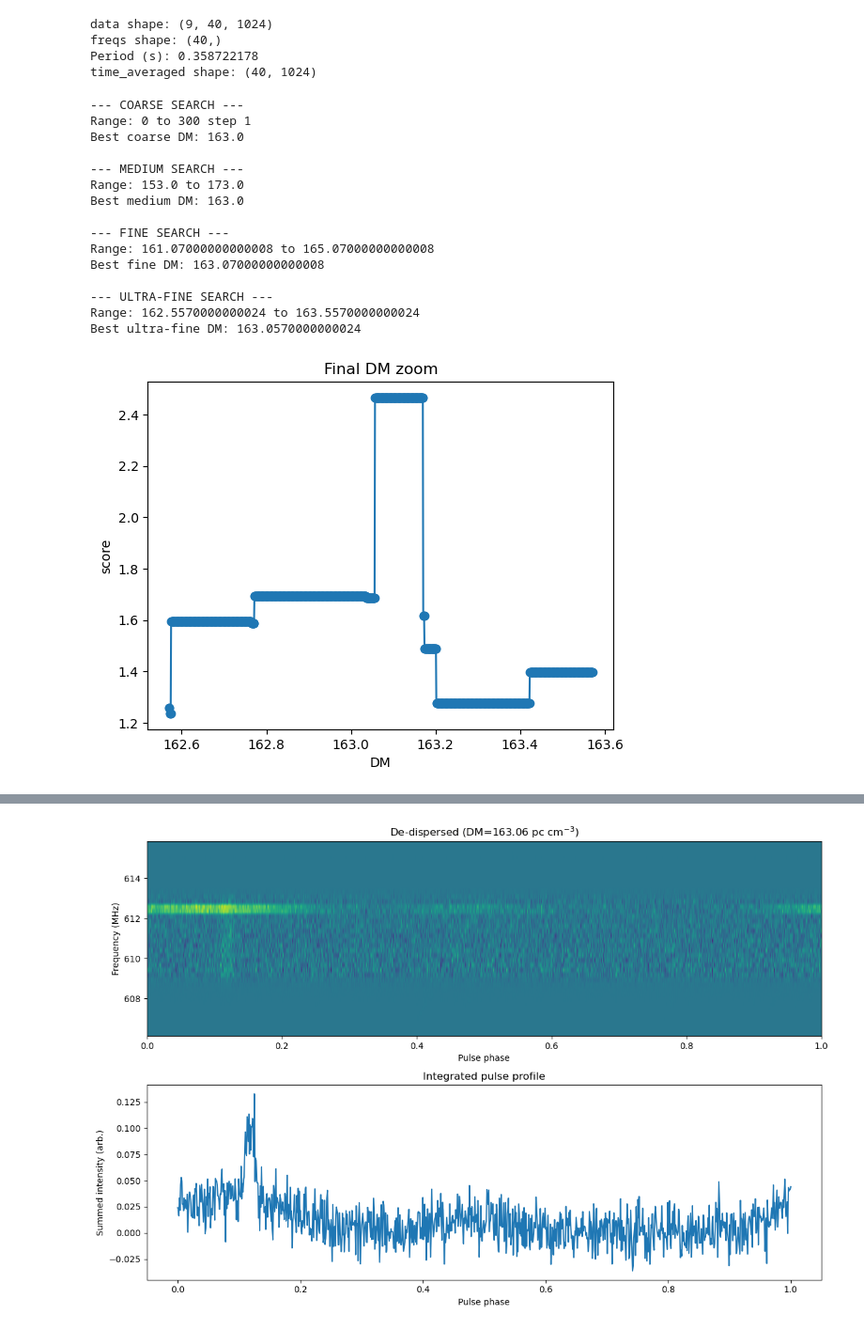
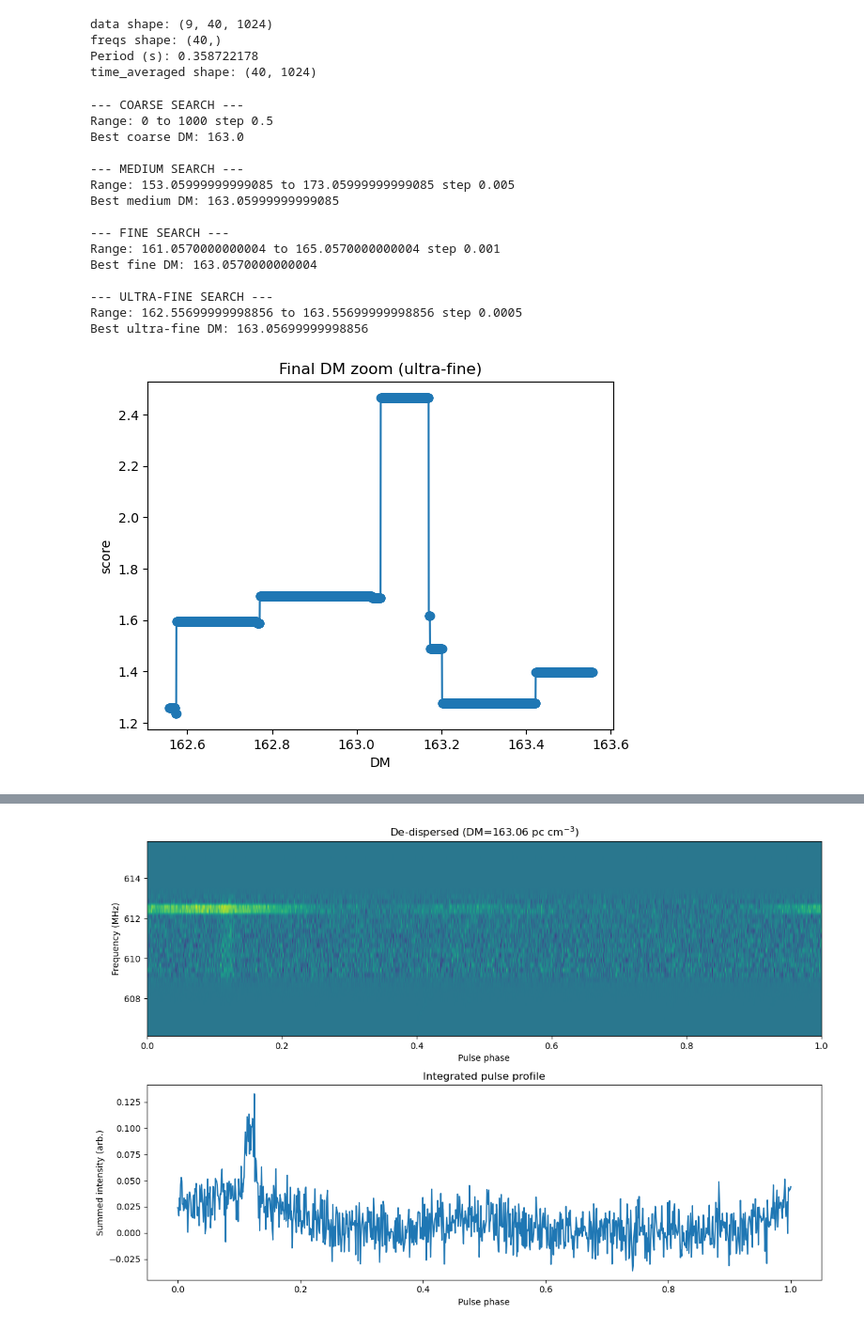
Before and after one commit to AliWA2022/Pulsars-Analysis-, a Jupyter notebook: Dedispersion and data visualisation.ipynb, the cells around one changed output, grey strips where cells are left out. Shown at 94% size. Saved outputs shown, nothing was run; the diff lists cells and outputs as text; code cells hidden in the pictures.

```diff
--- a/Dedispersion and data visualisation.ipynb
+++ b/Dedispersion and data visualisation.ipynb
@@ -228,3 +209,22 @@ SKIP_RANGES = []
+# %%
+# ============================================================
+# USER SETTINGS
+# ============================================================
+
+DM_MIN = 0
+DM_MAX = 1000
+
+COARSE_STEP = 0.5
+MEDIUM_STEP = 0.005
+FINE_STEP = 0.001
+ULTRA_STEP = 0.0005
+
+MEDIUM_HALF_WIDTH = 10
+FINE_HALF_WIDTH = 2
+ULTRA_HALF_WIDTH = 0.5
+
+
+SKIP_RANGES = []
 # %%
 def dm_score(ded, prof):
     """
@@ -312,70 +312,82 @@ def scan_dm_range(dms):
 
 def hierarchical_dm_search():
 
+    # ---------- COARSE ----------
     print("\n--- COARSE SEARCH ---")
-    dms = np.arange(DM_MIN, DM_MAX+COARSE_STEP, COARSE_STEP)
+    dms = np.arange(DM_MIN, DM_MAX + COARSE_STEP, COARSE_STEP)
     best_dm, scores = scan_dm_range(dms)
     print("Range:", DM_MIN, "to", DM_MAX, "step", COARSE_STEP)
     print("Best coarse DM:", best_dm)
 
 
+    # ---------- MEDIUM ----------
     print("\n--- MEDIUM SEARCH ---")
-    dms = np.arange(best_dm-MEDIUM_HALF_WIDTH,
-                    best_dm+MEDIUM_HALF_WIDTH+MEDIUM_STEP,
+    dms = np.arange(best_dm - MEDIUM_HALF_WIDTH,
+                    best_dm + MEDIUM_HALF_WIDTH + MEDIUM_STEP,
                     MEDIUM_STEP)
     best_dm, scores = scan_dm_range(dms)
-    print("Range:", best_dm-MEDIUM_HALF_WIDTH, "to", best_dm+MEDIUM_HALF_WIDTH)
+    print("Range:", best_dm - MEDIUM_HALF_WIDTH,
+          "to", best_dm + MEDIUM_HALF_WIDTH,
+          "step", MEDIUM_STEP)
     print("Best medium DM:", best_dm)
 
 
+    # ---------- FINE ----------
     print("\n--- FINE SEARCH ---")
-    dms = np.arange(best_dm-FINE_HALF_WIDTH,
-                    best_dm+FINE_HALF_WIDTH+FINE_STEP,
+    dms = np.arange(best_dm - FINE_HALF_WIDTH,
+                    best_dm + FINE_HALF_WIDTH + FINE_STEP,
                     FINE_STEP)
     best_dm, scores = scan_dm_range(dms)
-    print("Range:", best_dm-FINE_HALF_WIDTH, "to", best_dm+FINE_HALF_WIDTH)
+    print("Range:", best_dm - FINE_HALF_WIDTH,
+          "to", best_dm + FINE_HALF_WIDTH,
+          "step", FINE_STEP)
     print("Best fine DM:", best_dm)
 
 
+    # ---------- ULTRA-FINE ----------
     print("\n--- ULTRA-FINE SEARCH ---")
-    dms = np.arange(best_dm-ULTRA_HALF_WIDTH,
-                    best_dm+ULTRA_HALF_WIDTH+ULTRA_STEP,
+    dms = np.arange(best_dm - ULTRA_HALF_WIDTH,
+                    best_dm + ULTRA_HALF_WIDTH + ULTRA_STEP,
                     ULTRA_STEP)
     best_dm, scores = scan_dm_range(dms)
-    print("Range:", best_dm-ULTRA_HALF_WIDTH, "to", best_dm+ULTRA_HALF_WIDTH)
+    print("Range:", best_dm - ULTRA_HALF_WIDTH,
+          "to", best_dm + ULTRA_HALF_WIDTH,
+          "step", ULTRA_STEP)
     print("Best ultra-fine DM:", best_dm)
 
 
-    # Plot final zoom
+    # ---------- Plot final zoom ----------
+    plt.figure()
     plt.plot(dms, scores, marker='o')
     plt.xlabel("DM")
     plt.ylabel("score")
-    plt.title("Final DM zoom")
+    plt.title("Final DM zoom (ultra-fine)")
     plt.show()
 
-    return best_dm
+    # IMPORTANT: return dms and scores for uncertainty calculation
+    return best_dm, dms, scores
 
 
 # ============================================================
 # RUN SEARCH
 # ============================================================
 
-best_dm = hierarchical_dm_search()
+best_dm, dms, scores = hierarchical_dm_search()
 print("\nFINAL DM =", best_dm)
 # %% [output]
 --- COARSE SEARCH ---
-Range: 0 to 300 step 1
+Range: 0 to 1000 step 0.5
 Best coarse DM: 163.0
 
 --- MEDIUM SEARCH ---
-Range: 153.0 to 173.0
-Best medium DM: 163.0
+Range: 153.05999999999085 to 173.05999999999085 step 0.005
+Best medium DM: 163.05999999999085
 
 --- FINE SEARCH ---
-Range: 161.07000000000008 to 165.07000000000008
-Best fine DM: 163.07000000000008
+Range: 161.0570000000004 to 165.0570000000004 step 0.001
+Best fine DM: 163.0570000000004
 
 --- ULTRA-FINE SEARCH ---
-Range: 162.5570000000024 to 163.5570000000024
-Best ultra-fine DM: 163.0570000000024
+Range: 162.55699999998856 to 163.55699999998856 step 0.0005
+Best ultra-fine DM: 163.05699999998856
-[figure, old version]
+[figure, new version]
```
Also changed, not shown: parts of 13 cells of this notebook.
